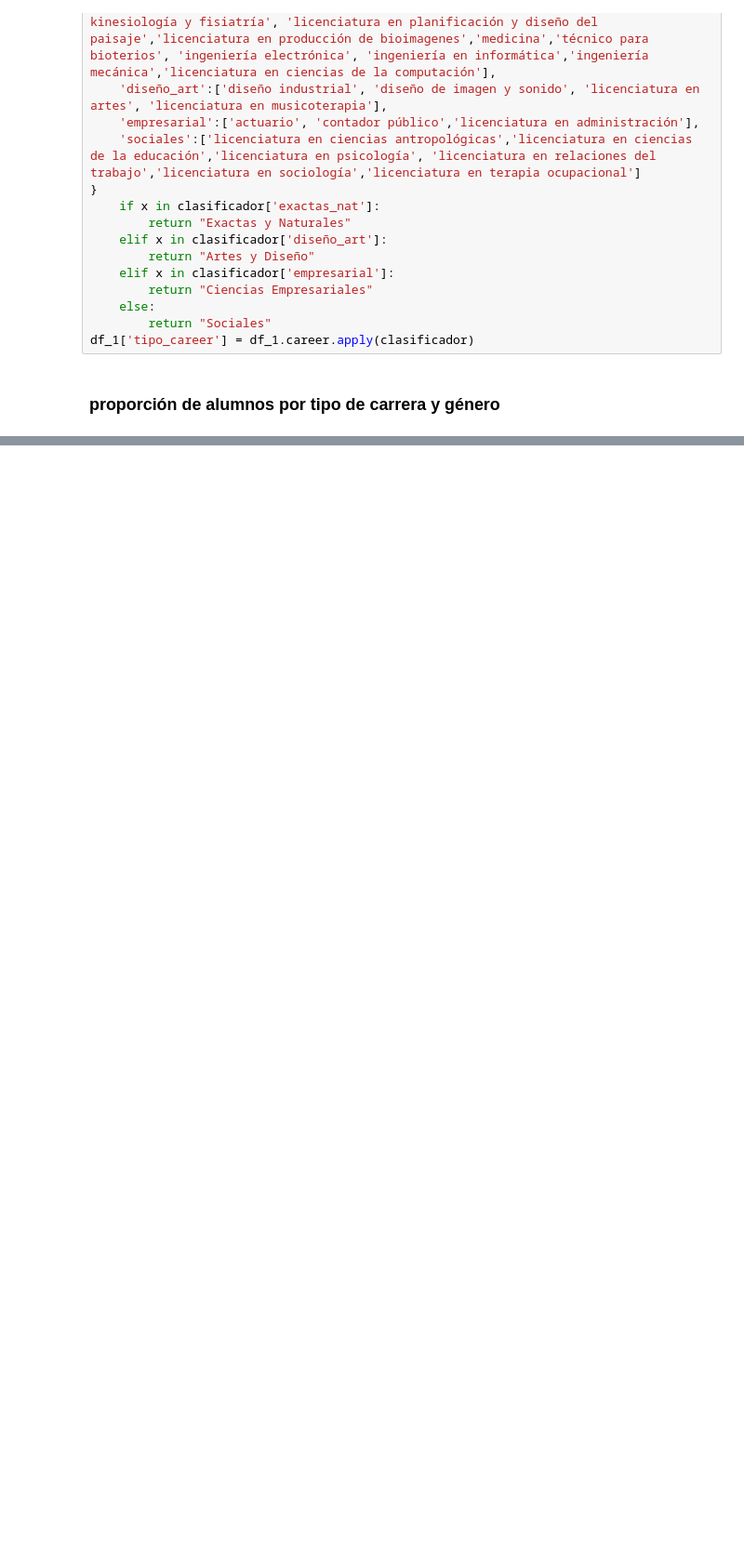
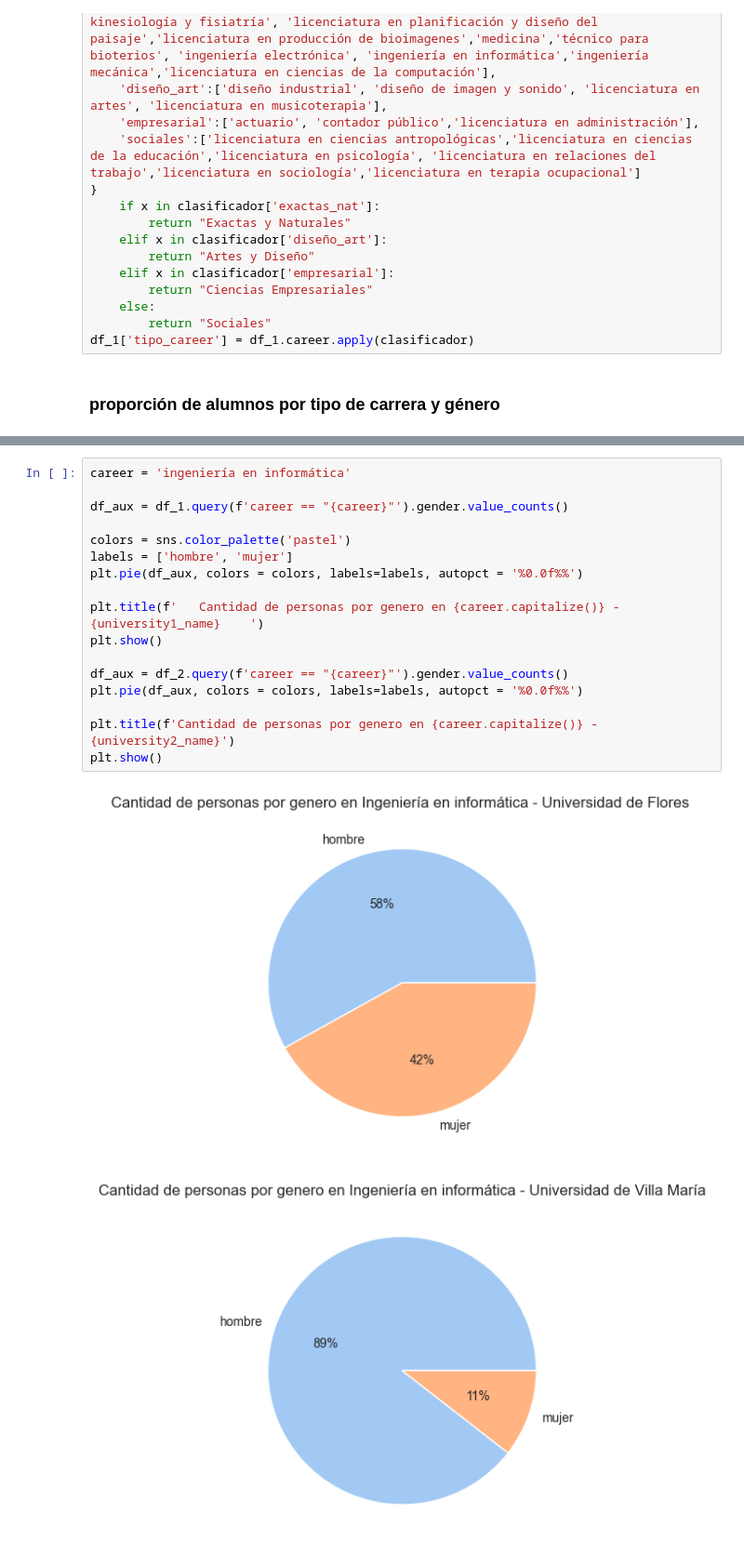
Before and after one commit to fajose/Skill-Up-DA-c-Python, a Jupyter notebook: assets/notebooks/Grupo A.ipynb, the cells around one changed output, grey strips where cells are left out. Shown at 93% size. Saved outputs shown, nothing was run; the diff lists cells and outputs as text; blank space fills up the shorter version.

Commit message:
Grupo A genders

```diff
--- a/assets/notebooks/Grupo A.ipynb
+++ b/assets/notebooks/Grupo A.ipynb
@@ -223,0 +226,20 @@ g.set_xticklabels(labels=g.get_xticklabels())
+# %%
+career = 'ingeniería en informática'
+
+df_aux = df_1.query(f'career == "{career}"').gender.value_counts()
+
+colors = sns.color_palette('pastel')
+labels = ['hombre', 'mujer']
+plt.pie(df_aux, colors = colors, labels=labels, autopct = '%0.0f%%')
+
+plt.title(f'   Cantidad de personas por genero en {career.capitalize()} - {university1_name}    ')
+plt.show()
+
+df_aux = df_2.query(f'career == "{career}"').gender.value_counts()
+plt.pie(df_aux, colors = colors, labels=labels, autopct = '%0.0f%%')
+
+plt.title(f'Cantidad de personas por genero en {career.capitalize()} - {university2_name}')
+plt.show()
+# %% [output]
+[figure, added]
+[figure, added]
```
Also changed, not shown: parts of 9 cells of this notebook.
